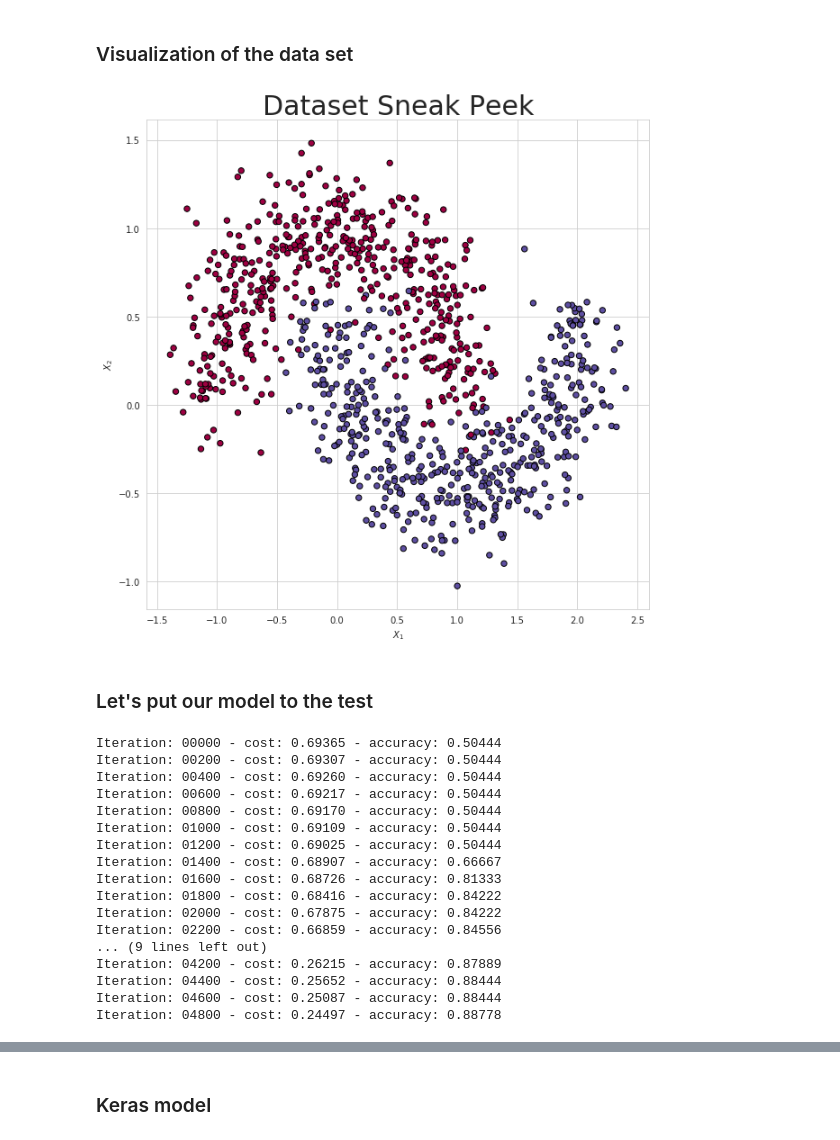
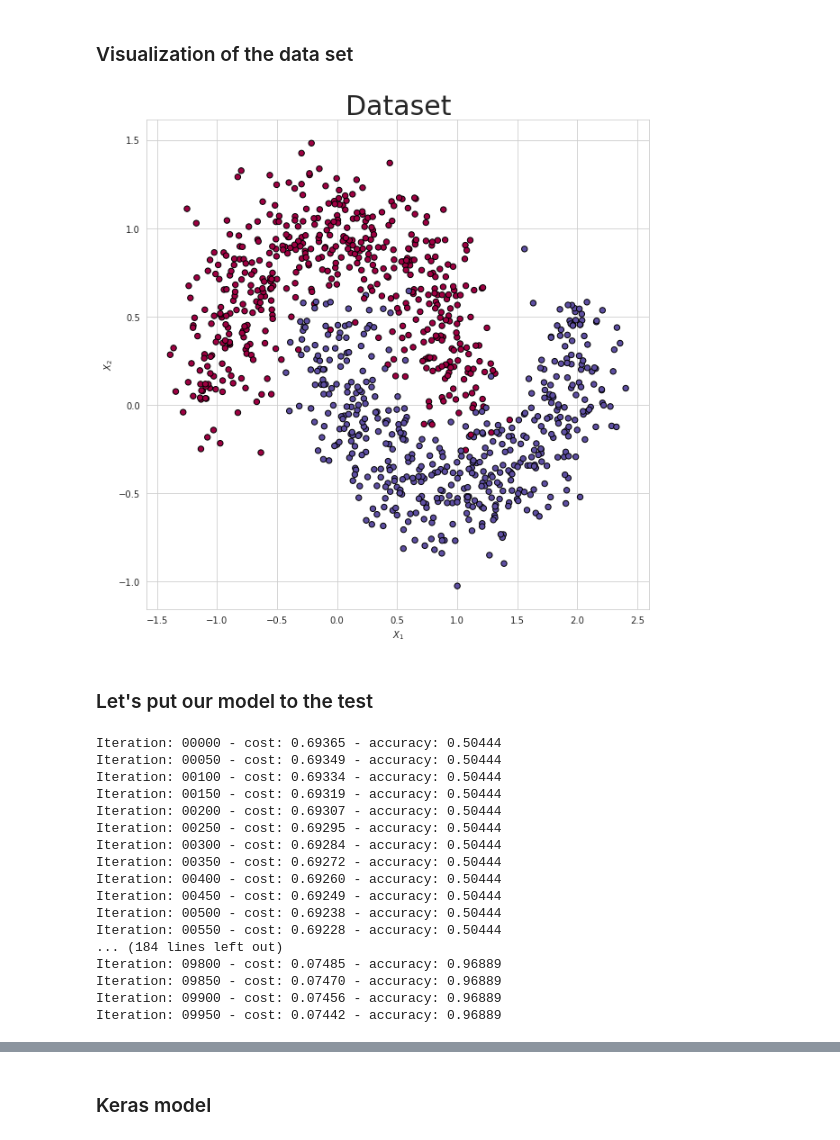
Before and after one commit to SkalskiP/ILearnDeepLearning.py, a Jupyter notebook: 04_numpy_neural_net/Numpy deep neural network copy.ipynb, the cells around one changed output, grey strips where cells are left out. Drawn from its saved outputs; the diff is of its cells as text; code cells hidden in the pictures.

```diff
--- a/04_numpy_neural_net/Numpy deep neural network copy.ipynb
+++ b/04_numpy_neural_net/Numpy deep neural network copy.ipynb
@@ -336,7 +341,7 @@ def make_plot(X, y, plot_name, file_name=None, XX=None, YY=None, preds=None):
     axes = plt.gca()
     axes.set(xlabel="$X_1$", ylabel="$X_2$")
     plt.title(plot_name, fontsize=30)
-    if(XX and YY and preds):
+    if(XX is not None and YY is not None and preds is not None):
         plt.contourf(XX, YY, preds.reshape(XX.shape), 25, alpha = 0.6, cmap=cm.Spectral)
         plt.contour(XX, YY, preds.reshape(XX.shape), levels=[.5], cmap="Greys", vmin=0, vmax=.6)
     plt.scatter(X[:, 0], X[:, 1], c=y.ravel(), s=40, cmap=plt.cm.Spectral, edgecolors='black')
@@ -346,32 +351,32 @@ def make_plot(X, y, plot_name, file_name=None, XX=None, YY=None, preds=None):
 # %% [markdown]
 ### Visualization of the data set
 # %%
-make_plot(X, y, "Dataset Sneak Peek")
+make_plot(X, y, "Dataset")
 # %% [output]
-[figure, old version]
+[figure, new version]
 # %% [markdown]
 ### Let's put our model to the test
 # %%
 # Training
-params_values = train(np.transpose(X_train), np.transpose(y_train.reshape((y_train.shape[0], 1))), NN_ARCHITECTURE, 5000, 0.01)
+params_values = train(np.transpose(X_train), np.transpose(y_train.reshape((y_train.shape[0], 1))), NN_ARCHITECTURE, 10000, 0.01)
 # %% [output]
 Iteration: 00000 - cost: 0.69365 - accuracy: 0.50444
+Iteration: 00050 - cost: 0.69349 - accuracy: 0.50444
+Iteration: 00100 - cost: 0.69334 - accuracy: 0.50444
+Iteration: 00150 - cost: 0.69319 - accuracy: 0.50444
 Iteration: 00200 - cost: 0.69307 - accuracy: 0.50444
+Iteration: 00250 - cost: 0.69295 - accuracy: 0.50444
+Iteration: 00300 - cost: 0.69284 - accuracy: 0.50444
+Iteration: 00350 - cost: 0.69272 - accuracy: 0.50444
 Iteration: 00400 - cost: 0.69260 - accuracy: 0.50444
-Iteration: 00600 - cost: 0.69217 - accuracy: 0.50444
-Iteration: 00800 - cost: 0.69170 - accuracy: 0.50444
-Iteration: 01000 - cost: 0.69109 - accuracy: 0.50444
-Iteration: 01200 - cost: 0.69025 - accuracy: 0.50444
-Iteration: 01400 - cost: 0.68907 - accuracy: 0.66667
-Iteration: 01600 - cost: 0.68726 - accuracy: 0.81333
-Iteration: 01800 - cost: 0.68416 - accuracy: 0.84222
-Iteration: 02000 - cost: 0.67875 - accuracy: 0.84222
-Iteration: 02200 - cost: 0.66859 - accuracy: 0.84556
-... (9 lines left out)
-Iteration: 04200 - cost: 0.26215 - accuracy: 0.87889
-Iteration: 04400 - cost: 0.25652 - accuracy: 0.88444
-Iteration: 04600 - cost: 0.25087 - accuracy: 0.88444
-Iteration: 04800 - cost: 0.24497 - accuracy: 0.88778
+Iteration: 00450 - cost: 0.69249 - accuracy: 0.50444
+Iteration: 00500 - cost: 0.69238 - accuracy: 0.50444
+Iteration: 00550 - cost: 0.69228 - accuracy: 0.50444
+... (184 lines left out)
+Iteration: 09800 - cost: 0.07485 - accuracy: 0.96889
+Iteration: 09850 - cost: 0.07470 - accuracy: 0.96889
+Iteration: 09900 - cost: 0.07456 - accuracy: 0.96889
+Iteration: 09950 - cost: 0.07442 - accuracy: 0.96889
 # %%
 # Prediction
 Y_test_hat, _ = full_forward_propagation(np.transpose(X_test), params_values, NN_ARCHITECTURE)
```
Also changed, not shown: parts of 20 cells of this notebook, 3 other files.
